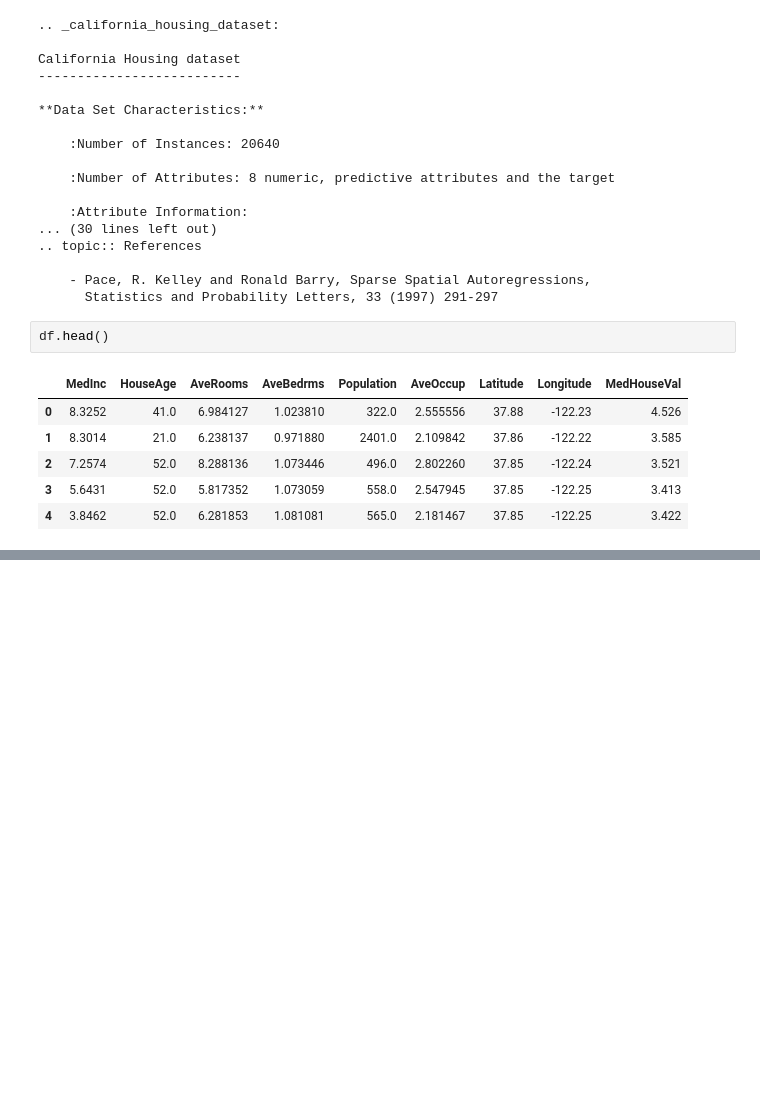
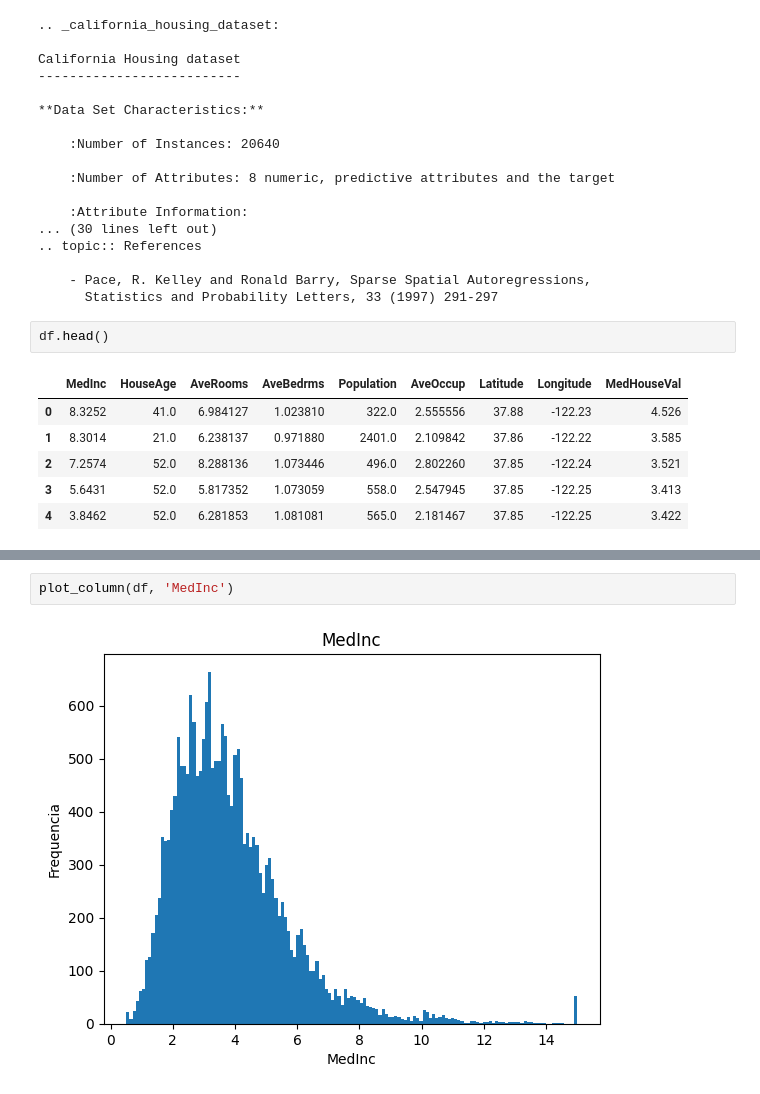
Before and after one commit to FabioAyresInsper/california, a Jupyter notebook: notebooks/california.ipynb, the cells around one changed output, grey strips where cells are left out. Saved outputs shown, nothing was run; the diff lists cells and outputs as text; blank space fills up the shorter version.

```diff
--- a/notebooks/california.ipynb
+++ b/notebooks/california.ipynb
@@ -34,0 +112,4 @@ df.head()
+# %%
+plot_column(df, 'MedInc')
+# %% [output]
+[figure, added]
```
Also changed, not shown: parts of 11 cells of this notebook.
